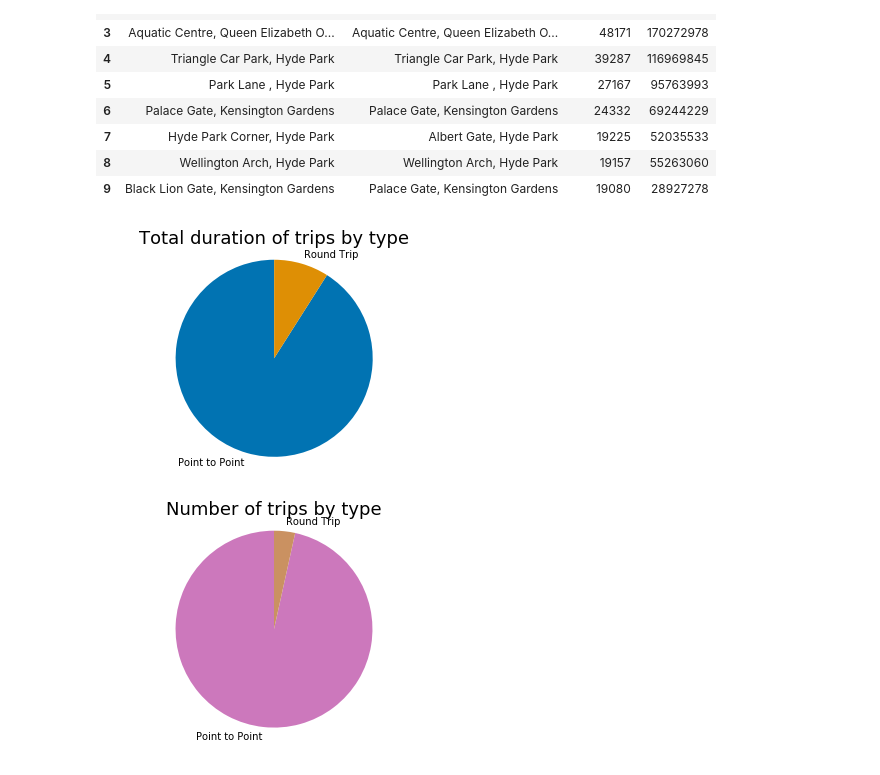
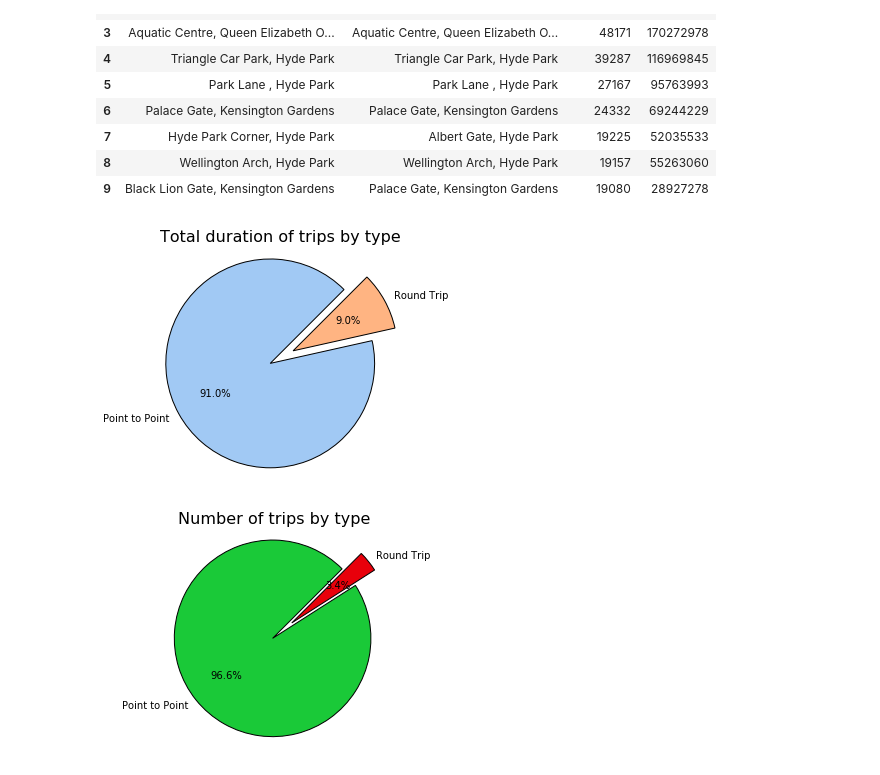
Before and after one commit to DanteLore/tfl-cycles, a Jupyter notebook: trip-analysis.ipynb, the cells around one changed output. Saved outputs shown, nothing was run; the diff lists cells and outputs as text; code cells hidden in the pictures.

Commit message:
Neater pie charts, duration histogram addedgit status

```diff
--- a/trip-analysis.ipynb
+++ b/trip-analysis.ipynb
@@ -23,11 +23,22 @@ spark = (
     SparkSession.builder
         .master("local")
         .appName("TFL Notebook")
+        .config('spark.executor.memory', '8G')
+        .config('spark.driver.memory', '16G')
+        .config('spark.driver.maxResultSize', '10G')
         .getOrCreate()
 )
 
 trips = spark.read.parquet("data/parquet_trip")
 
+trips.createOrReplaceTempView("trips")
+trips = spark.sql("""
+    select *,
+    CASE WHEN start_station_name = end_station_name THEN "Round Trip" ELSE "Point to Point" END AS trip_type
+    from trips
+""")
+trips.createOrReplaceTempView("trips")
+
 trips.limit(10).toPandas()
 # %% [output]
 |  | rental_id | duration | bike_id | end_station_id | end_station_name | start_station_id | start_station_name | ... |
@@ -148,30 +159,27 @@ trip_counts.limit(10).toPandas()
 | 8 | Wellington Arch, Hyde Park | Wellington Arch, Hyde Park | 19157 | 55263060 |
 | 9 | Black Lion Gate, Kensington Gardens | Palace Gate, Kensington Gardens | 19080 | 28927278 |
 # %%
-trip_counts.createOrReplaceTempView("trip_counts")
-trips_by_type = spark.sql("""
-    select start_station_name, end_station_name, trip_count, duration,
-    CASE WHEN start_station_name = end_station_name THEN "Round Trip" ELSE "Point to Point" END AS trip_type
-    from trip_counts
-""")
-
-trips_by_type.createOrReplaceTempView("trips_by_type")
+trips.createOrReplaceTempView("trips")
 df = (
     spark.sql("""
-        select trip_type, sum(trip_count) as trip_count, sum(duration) as duration from trips_by_type
+        select trip_type, count(*) as trip_count, sum(duration) as duration from trips
         group by trip_type
     """)
 ).toPandas()
 
-plt.pie(df['duration'], labels=df['trip_type'], shadow=False, colors=palette, startangle=90)
-plt.title("Total duration of trips by type", fontsize=18)
+plt.subplots_adjust(left=0.1, right=0.9, top=0.9, bottom=0.1)
+
+plt.pie(df['duration'], labels=df['trip_type'], shadow=False, startangle=45, explode=(0.25, 0), autopct='%1.1f%%',
+        colors=sns.color_palette("pastel", 4), wedgeprops={'linewidth' : 1 , 'edgecolor' : 'black'})
+plt.title("Total duration of trips by type", fontsize=16)
 plt.axis('equal')
 plt.show()
 
-plt.pie(df['trip_count'], labels=df['trip_type'], shadow=False, colors=palette[4:], startangle=90)
-plt.title("Number of trips by type", fontsize=18)
+plt.pie(df['trip_count'], labels=df['trip_type'], shadow=False, startangle=45, explode=(0.25, 0), autopct='%1.1f%%',
+        wedgeprops={'linewidth' : 1 , 'edgecolor' : 'black'}, colors=sns.color_palette("bright", 4)[2:])
+plt.title("Number of trips by type", fontsize=16)
 plt.axis('equal')
 plt.show()
 # %% [output]
-[figure, old version]
+[figure, new version]
-[figure, old version]
+[figure, new version]
```
Also changed, not shown: parts of 3 cells of this notebook.
